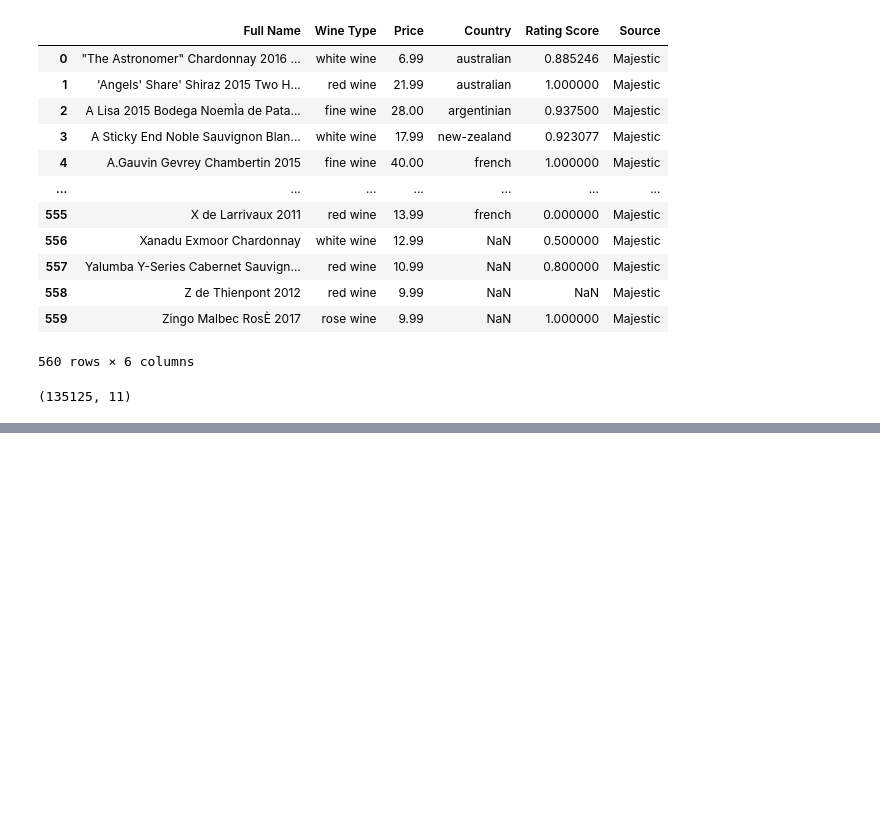
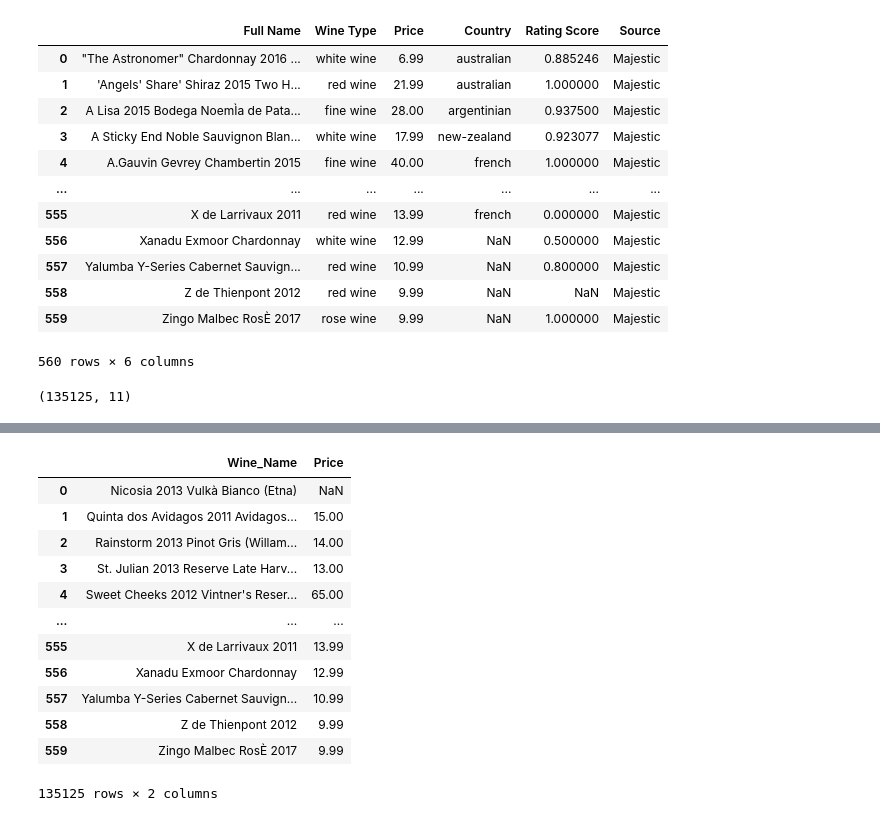
Before and after one commit to nirupamashankar/ETL-Project, a Jupyter notebook: wine_data.ipynb, the cells around one changed output, grey strips where cells are left out. Cells and saved outputs as stored; diff of their text form; code cells hidden in the pictures; blank space fills up the shorter version.

```diff
--- a/wine_data.ipynb
+++ b/wine_data.ipynb
@@ -116,0 +136,18 @@ df2_data = df2.to_csv('df2.csv', index = True)
+# %%
+price_df = df2[['Full Name', 'Price']]
+price_df = price_df.rename(columns={'Full Name': 'Wine_Name'})
+price_df
+# %% [output]
+|  | Wine_Name | Price |
+| 0 | Nicosia 2013 Vulkà Bianco (Etna) | NaN |
+| 1 | Quinta dos Avidagos 2011 Avidagos... | 15.00 |
+| 2 | Rainstorm 2013 Pinot Gris (Willam... | 14.00 |
+| 3 | St. Julian 2013 Reserve Late Harv... | 13.00 |
+| 4 | Sweet Cheeks 2012 Vintner's Reser... | 65.00 |
+| ... | ... | ... |
+| 555 | X de Larrivaux 2011 | 13.99 |
+| 556 | Xanadu Exmoor Chardonnay | 12.99 |
+| 557 | Yalumba Y-Series Cabernet Sauvign... | 10.99 |
+| 558 | Z de Thienpont 2012 | 9.99 |
+| 559 | Zingo Malbec RosÈ 2017 | 9.99 |
+135125 rows × 2 columns
```
Also changed, not shown: parts of 4 cells of this notebook.
